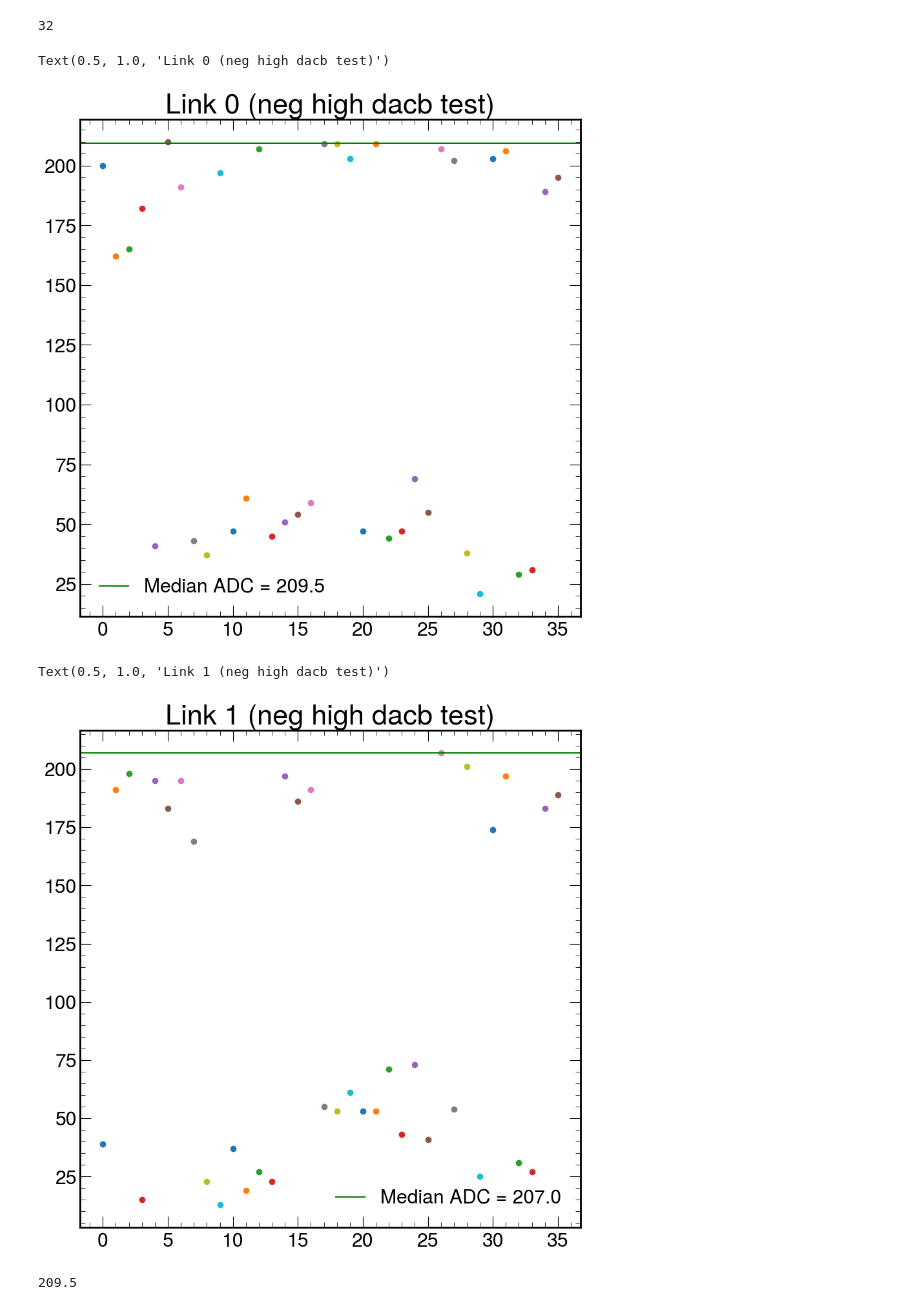
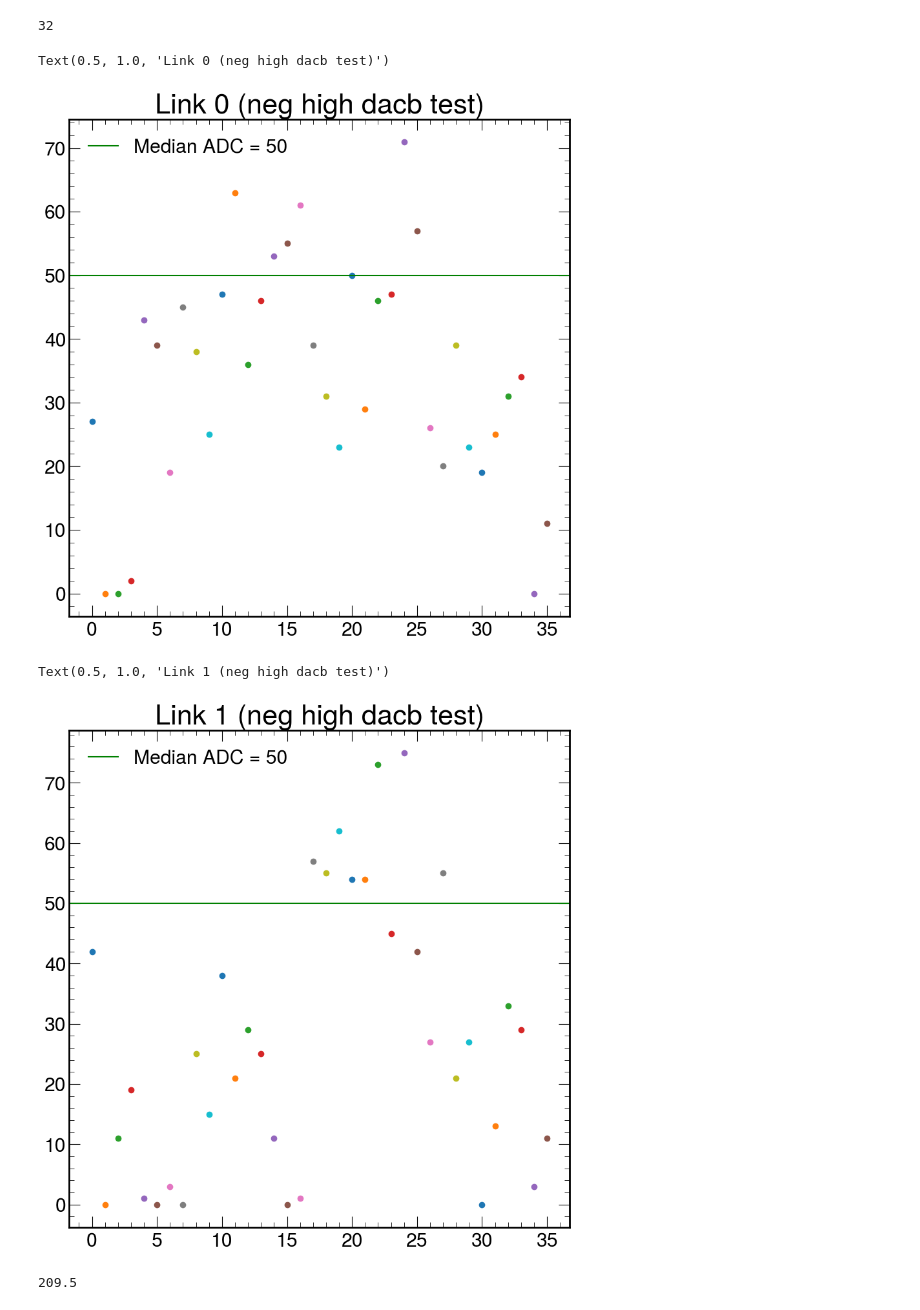
Before and after one commit to rodr1001/my_code, a Jupyter notebook: ldmx/hgcroc/pedestal_data/data/pedestal_ana.ipynb, the cells around one changed output. Cells and saved outputs as stored; diff of their text form; code cells hidden in the pictures.

```diff
--- a/ldmx/hgcroc/pedestal_data/data/pedestal_ana.ipynb
+++ b/ldmx/hgcroc/pedestal_data/data/pedestal_ana.ipynb
@@ -163,3 +173,11 @@ highlink_0_med = [] #the median ADC of each channel, in order from 0 to 35
 for i in range(36):
     median = highlink_0[highlink_0['channel'] == str(i)]['adc'].median()
     highlink_0_med.append(median)
+    plt.scatter(x = i, y = median )
+highlink_0_median= np.median(highlink_0_med) #median of the median ADC list
+plt.axhline(y=highlink_0_median, color='g', label = "High Trim_Inv Median ADC = " + str(highlink_0_median))
+plt.axhline(y=link_0_median, color='r', label = "Normal Median ADC = " + str(link_0_median))
+plt.legend(loc="upper left")
+plt.xlabel("Channel ID")
+plt.ylabel("ADC")
+plt.title("Link 0 channel median")
@@ -168,3 +189,11 @@ highlink_1_med = [] #the median ADC of each channel, in order from 0 to 35
 for i in range(36):
     median = highlink_1[highlink_1['channel'] == str(i)]['adc'].median()
     highlink_1_med.append(median)
+    plt.scatter(x = i, y = median )
+highlink_1_median= np.median(highlink_1_med) #median of the median ADC list
+plt.axhline(y=highlink_1_median, color='g', label = "High Trim_Inv Median ADC = " + str(highlink_1_median))
+plt.axhline(y=link_1_median, color='r', label = "Normal Median ADC = " + str(link_1_median))
+plt.legend(loc="upper left")
+plt.xlabel("Channel ID")
+plt.ylabel("ADC")
+plt.title("Link 0 channel median")
@@ -191,7 +223,7 @@ round(np.interp(link_1_median, adc_values, trim_inv))
 # %% [output]
 32
 # %%
-neg_high_dacb_ped = pd.read_csv('neg_high_dacb_pedestal_10k.csv') #sign_dac = 1, dacb = 31 for all channels, everything else is default
+neg_high_dacb_ped = pd.read_csv('neg_high_dacb_pedestal.csv') #sign_dac = 1, dacb = 31 for all channels, everything else is default
 neg_high_dacb_ped['uid'] = neg_high_dacb_ped['i_link'].astype(str)+'_'+neg_high_dacb_ped['channel']
 neg_high_dacb_ped = neg_high_dacb_ped[neg_high_dacb_ped['channel'] != 'calib']# removed the calibration channels to assess means/medians
 dacb_link_0 = neg_high_dacb_ped[neg_high_dacb_ped['i_link'] ==0 ] # separated the pedestal run by the two link channels - the two halves seen in HGCROC Tuning slides
@@ -202,24 +234,25 @@ for i in range(36):
     median = dacb_link_0[dacb_link_0['channel'] == str(i)]['adc'].median()
     dacb_link_0_med.append(median)
     plt.scatter(i, median)
-plt.axhline(y=link_0_median, color='g', label = "Median ADC = " + str(link_0_median))
+plt.axhline(y=50, color='g', label = "Median ADC = " + str(50))
 plt.legend(loc="best")
 plt.title("Link 0 (neg high dacb test)")
 # %% [output]
 Text(0.5, 1.0, 'Link 0 (neg high dacb test)')
-[figure, old version]
+[figure, new version]
 # %%
 dacb_link_1_med = [] #the median ADC of each channel, in order from 0 to 35
 for i in range(36):
     median = dacb_link_1[dacb_link_1['channel'] == str(i)]['adc'].median()
     dacb_link_1_med.append(median)
     plt.scatter(i,median)
-plt.axhline(y=link_1_median, color='g', label = "Median ADC = " + str(link_1_median))
+#plt.axhline(y=link_1_median, color='g', label = "Median ADC = " + str(link_1_median))
+plt.axhline(y=50, color='g', label = "Median ADC = " + str(50))
 plt.legend(loc="best")
 plt.title("Link 1 (neg high dacb test)")
 # %% [output]
 Text(0.5, 1.0, 'Link 1 (neg high dacb test)')
-[figure, old version]
+[figure, new version]
 # %%
 adc_values = [dacb_link_1_med[26],l1_ch_med[26]]
 dacb = [31,0]
```
Also changed, not shown: parts of 57 cells of this notebook, 3 other files.
